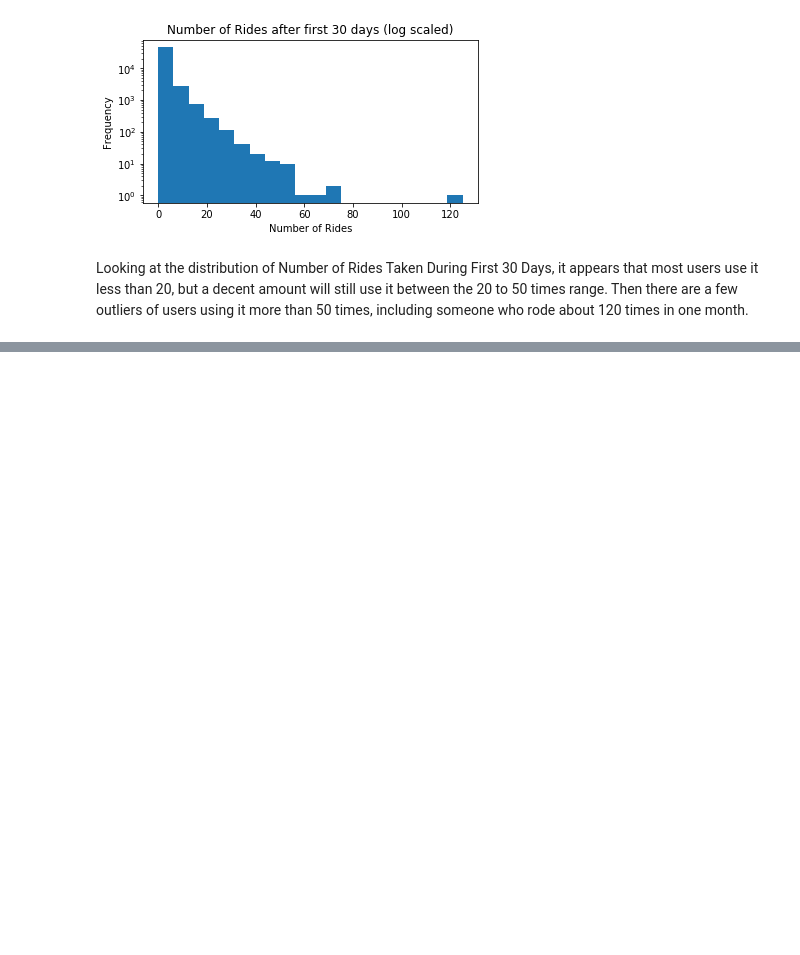
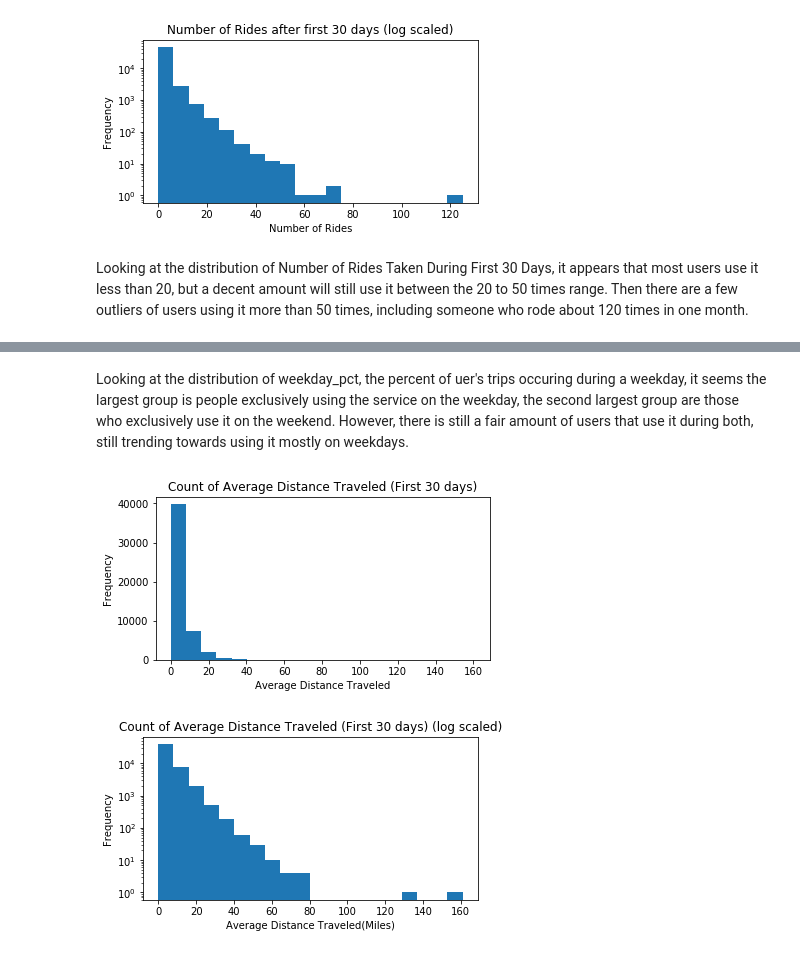
Before and after one commit to alexretana/Springboard, a Jupyter notebook: Ultimate_Inc_Challenge/Data_Analysis_Interview_Challenge_Part3/Data_Analysis_Interview_Challenge_Part3.ipynb, the cells around one changed output, grey strips where cells are left out. Saved outputs shown, nothing was run; the diff lists cells and outputs as text; code cells hidden in the pictures; blank space fills up the shorter version.

```diff
--- a/Ultimate_Inc_Challenge/Data_Analysis_Interview_Challenge_Part3/Data_Analysis_Interview_Challenge_Part3.ipynb
+++ b/Ultimate_Inc_Challenge/Data_Analysis_Interview_Challenge_Part3/Data_Analysis_Interview_Challenge_Part3.ipynb
@@ -169,0 +187,19 @@ Name: retained, dtype: int64
+# %% [markdown]
+Looking at the distribution of weekday_pct, the percent of uer's trips occuring during a weekday, it seems the largest group is people exclusively using the service on the weekday, the second largest group are those who exclusively use it on the weekend. However, there is still a fair amount of users that use it during both, still trending towards using it mostly on weekdays.
+# %%
+plt.figure(figsize=(6,3))
+plt.hist(df.avg_dist, 20)
+plt.title('Count of Average Distance Traveled (First 30 days)')
+plt.xlabel('Average Distance Traveled')
+plt.ylabel('Frequency')
+plt.show()
+
+plt.figure(figsize=(6,3))
+plt.hist(df.avg_dist, 20, log=True)
+plt.title('Count of Average Distance Traveled (First 30 days) (log scaled)')
+plt.xlabel('Average Distance Traveled(Miles)')
+plt.ylabel('Frequency')
+plt.show()
+# %% [output]
+[figure, added]
+[figure, added]
```
Also changed, not shown: parts of 24 cells of this notebook.
